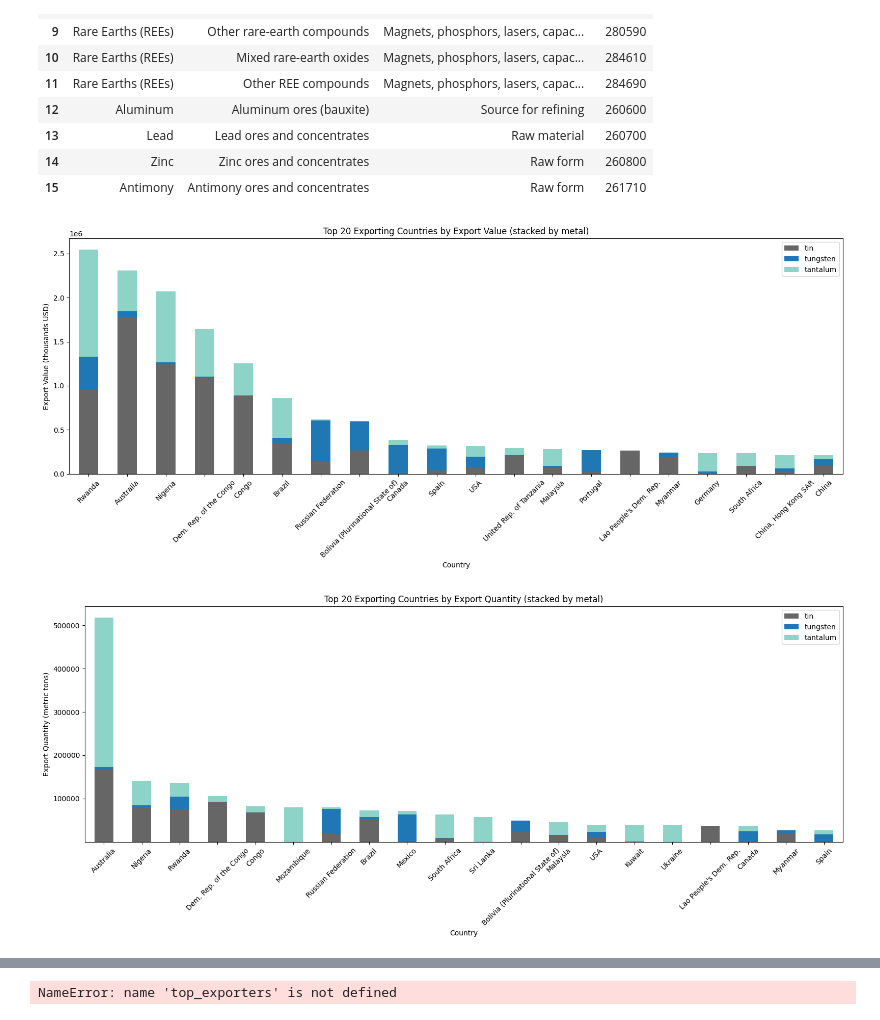
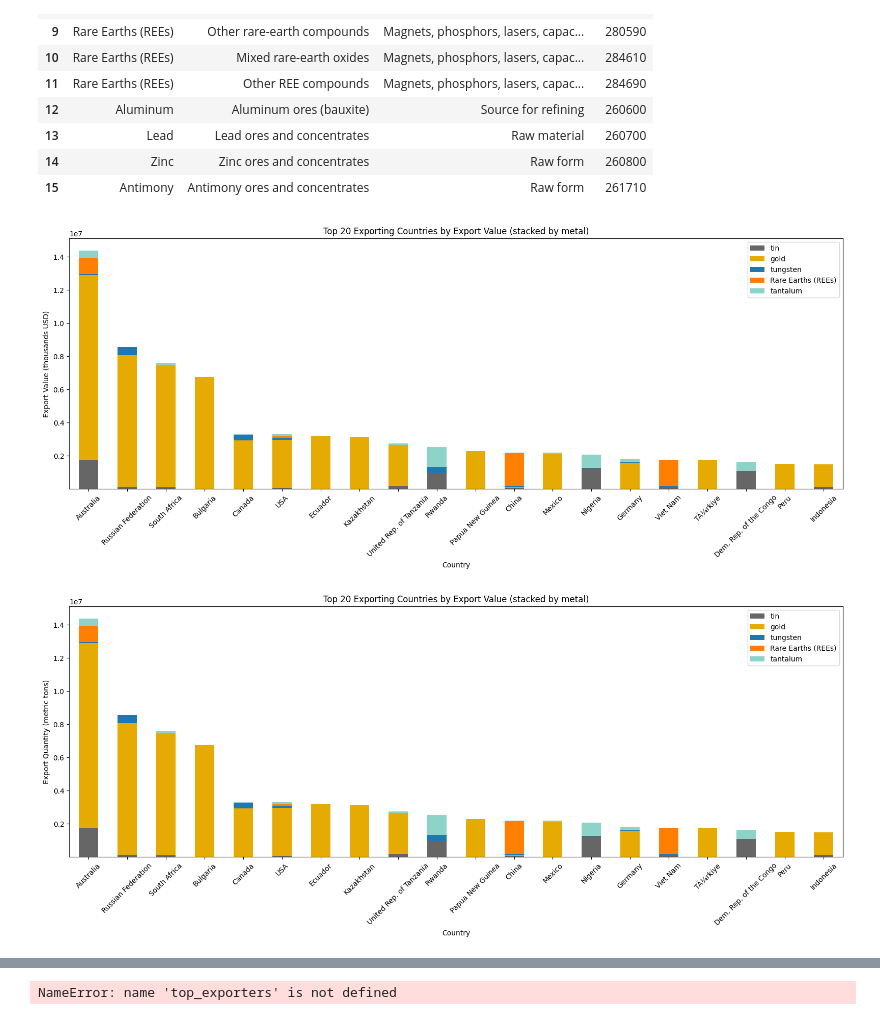
Before and after one commit to pgunhal/E-Waste-Research, a Jupyter notebook: src/mining_metalwise_analysis_stacked.ipynb, the cells around one changed output, grey strips where cells are left out. Drawn from its saved outputs; the diff is of its cells as text; code cells hidden in the pictures.

```diff
--- a/src/mining_metalwise_analysis_stacked.ipynb
+++ b/src/mining_metalwise_analysis_stacked.ipynb
@@ -63,7 +65,8 @@ color_map = {
     # "nickel": "#66a61e", "cobalt": "#e7298a", "zinc": "#a6761d", "tin": "#666666",
     # "tungsten": "#1f78b4", "graphite": "#6a3d9a", "Rare Earths (REEs)": "#ff7f00",
     # "tantalum": "#8dd3c7", "indium": "#fb8072", "germanium": "#80b1d3", "gallium": "#fdb462", "lead": "#b3b3b3",
-    "lithium": "#1b9e77",
+    # "lithium": "#1b9e77",
+    "Rare Earths (REEs)": "#ff7f00",
     "gold": "#e6ab02",
     "tin": "#666666",
     "tungsten": "#1f78b4",
@@ -83,6 +86,7 @@ for metal in metal_dirs:
         df.rename(columns={"i": "exporter", "j": "importer", "k": "hs_code", "v": "value", "q": "quantity"}, inplace=True)
         df = df[df["year"].isin(years)]
         df = df[df["hs_code"].isin(mining_hs_codes["HS Code"])]
+        # print(df[df['hs_code'] == 280530])
         grouped = df.groupby("exporter").agg({"value": "sum", "quantity": "sum"}).reset_index()
         for _, row in grouped.iterrows():
             export_value[int(row["exporter"])][metal] += row["value"]
@@ -92,57 +96,74 @@ for metal in metal_dirs:
 
 # Build DataFrames
 value_df = pd.DataFrame(export_value).T.fillna(0)
+value_df = value_df.rename(columns={'earth-metals,_rare': 'Rare Earths (REEs)'})
 quantity_df = pd.DataFrame(export_quantity).T.fillna(0)
+quantity_df = quantity_df.rename(columns={'earth-metals,_rare': 'Rare Earths (REEs)'})
 
 # Map exporter codes to country names
 value_df.index = value_df.index.map(lambda x: country_lookup.get(x, f"Code {x}"))
 quantity_df.index = quantity_df.index.map(lambda x: country_lookup.get(x, f"Code {x}"))
 # %%
-# Sort by total value (only valid metals)
 valid_metals = [col for col in value_df.columns if col in color_map]
+value_df[valid_metals] = value_df[valid_metals].apply(pd.to_numeric, errors='coerce')
 value_totals = value_df[valid_metals].sum(axis=1)
-top_exporters_value = value_totals.nlargest(20).index
+nonzero_totals = value_totals[value_totals > 0]
 
-# Filter and sort again to preserve order in plot
+top_n = min(20, len(nonzero_totals))
+top_exporters_value = nonzero_totals.nlargest(top_n).index
+
+# 6. Filter value_df to these top exporters
 value_df_top = value_df.loc[top_exporters_value].copy()
 value_df_top["total"] = value_df_top[valid_metals].sum(axis=1)
 value_df_top = value_df_top.sort_values(by="total", ascending=False).drop(columns="total")
 
-# Plot export value
-colors = [color_map[m] for m in valid_metals]
-fig, ax = plt.subplots(figsize=(16, 7))
-value_df_top[valid_metals].plot(kind="bar", stacked=True, color=colors, ax=ax)
-ax.set_title("Top 20 Exporting Countries by Export Value (stacked by metal)")
-ax.set_ylabel("Export Value (thousands USD)")
-ax.set_xlabel("Country")
-plt.xticks(rotation=45)
-plt.tight_layout()
-plt.show()
+# 7. Drop metals that have all NaNs for the selected top exporters
+non_empty_metals = value_df_top[valid_metals].dropna(axis=1, how='all').columns.tolist()
+
+# 8. Plot only if we have any non-empty metals to show
+if not non_empty_metals:
+    print("No numeric data available for selected metals and countries.")
+else:
+    colors = [color_map[m] for m in non_empty_metals]
+    fig, ax = plt.subplots(figsize=(16, 7))
+    value_df_top[non_empty_metals].plot(kind="bar", stacked=True, color=colors, ax=ax)
+    ax.set_title(f"Top {top_n} Exporting Countries by Export Value (stacked by metal)")
+    ax.set_ylabel("Export Value (thousands USD)")
+    ax.set_xlabel("Country")
+    plt.xticks(rotation=45)
+    plt.tight_layout()
+    plt.show()
 # %% [output]
-[figure, old version]
+[figure, new version]
 # %%
-# Sort by total quantity (only valid metals)
 valid_metals = [col for col in quantity_df.columns if col in color_map]
+quantity_df[valid_metals] = quantity_df[valid_metals].apply(pd.to_numeric, errors='coerce')
 quantity_totals = quantity_df[valid_metals].sum(axis=1)
-top_exporters_quantity = quantity_totals.nlargest(20).index
+nonzero_totals = quantity_totals[value_totals > 0]
 
-# sort match descending order
-quantity_df_top = quantity_df.loc[top_exporters_quantity].copy()
+top_n = min(20, len(nonzero_totals))
+top_exporters_quantity = nonzero_totals.nlargest(top_n).index
+
+quantity_df_top = quantity_df.loc[top_exporters_value].copy()
 quantity_df_top["total"] = quantity_df_top[valid_metals].sum(axis=1)
 quantity_df_top = quantity_df_top.sort_values(by="total", ascending=False).drop(columns="total")
 
-# Plot export quantity
-colors = [color_map[m] for m in valid_metals]
-fig, ax = plt.subplots(figsize=(16, 7))
-quantity_df_top[valid_metals].plot(kind="bar", stacked=True, color=colors, ax=ax)
-ax.set_title("Top 20 Exporting Countries by Export Quantity (stacked by metal)")
-ax.set_ylabel("Export Quantity (metric tons)")
-ax.set_xlabel("Country")
-plt.xticks(rotation=45)
-plt.tight_layout()
-plt.show()
+non_empty_metals = quantity_df_top[valid_metals].dropna(axis=1, how='all').columns.tolist()
+
+if not non_empty_metals:
+    print("No numeric data available for selected metals and countries.")
+else:
+    colors = [color_map[m] for m in non_empty_metals]
+    fig, ax = plt.subplots(figsize=(16, 7))
+    value_df_top[non_empty_metals].plot(kind="bar", stacked=True, color=colors, ax=ax)
+    ax.set_title(f"Top {top_n} Exporting Countries by Export Value (stacked by metal)")
+    ax.set_ylabel("Export Quantity (metric tons)")
+    ax.set_xlabel("Country")
+    plt.xticks(rotation=45)
+    plt.tight_layout()
+    plt.show()
 # %% [output]
-[figure, old version]
+[figure, new version]
 # %%
 import matplotlib.pyplot as plt
 import pandas as pd
```
Also changed, not shown: parts of 3 cells of this notebook, 16 other files.
